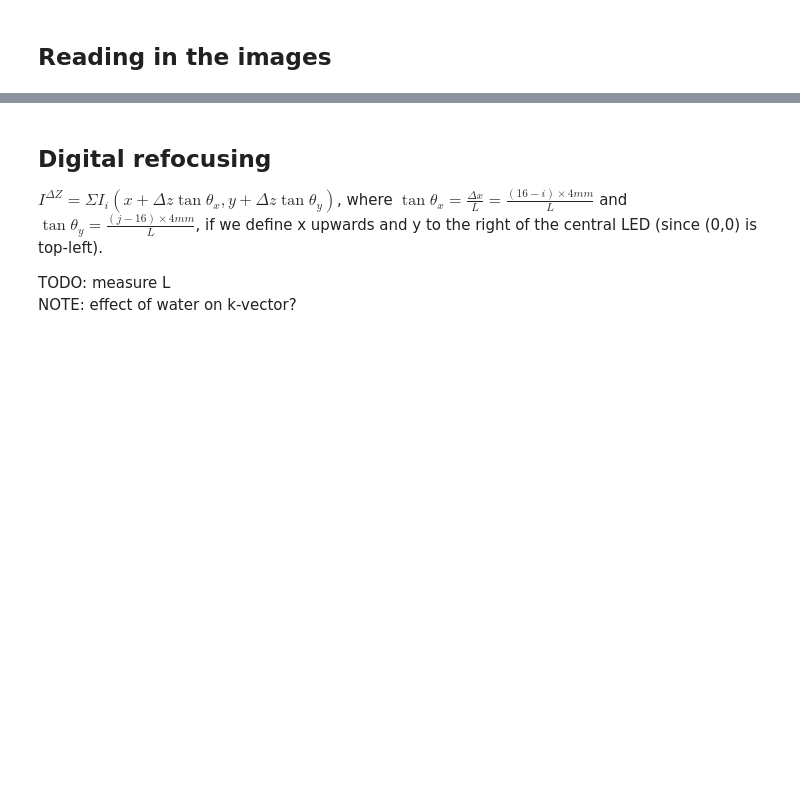
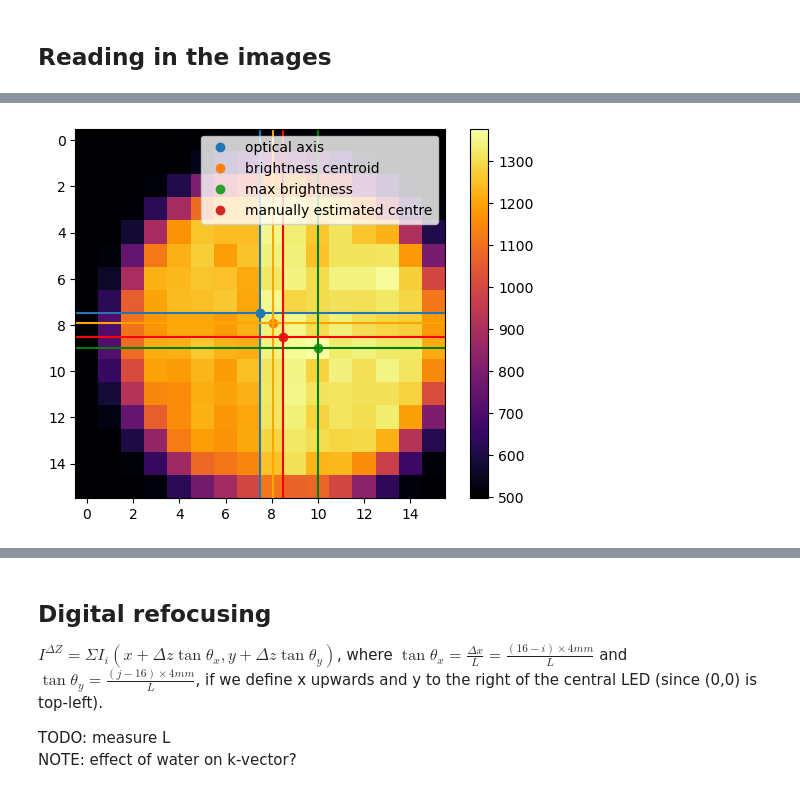
Before and after one commit to kwokkenton/optea, a Jupyter notebook: led_array/phase_contrast.ipynb, the cells around one changed output, grey strips where cells are left out. Saved outputs shown, nothing was run; the diff lists cells and outputs as text; code cells hidden in the pictures; blank space fills up the shorter version.

```diff
--- a/led_array/phase_contrast.ipynb
+++ b/led_array/phase_contrast.ipynb
@@ -51,0 +117,21 @@ print(f'Loaded {brightfield.shape[0]} bright and {darkfield.shape[0]} dark image
+# %%
+centroid = ndimage.center_of_mass(stack_average)
+max_coords = np.unravel_index(stack_average.argmax(), stack_average.shape)
+plt.imshow(stack_average, cmap='inferno')
+plt.plot(7.5, 7.5, 'o', label='optical axis')
+plt.axhline(y=7.5)
+plt.axvline(x=7.5)
+plt.plot(centroid[1], centroid[0], 'o', label='brightness centroid')
+plt.axhline(y=centroid[0], color='orange')
+plt.axvline(x=centroid[1], color='orange')
+plt.plot(max_coords[1], max_coords[0], 'o', label='max brightness')
+plt.axhline(y=max_coords[0], color='green')
+plt.axvline(x=max_coords[1], color='green')
+plt.plot(8.5, 8.5, 'o', label='manually estimated centre')
+plt.axhline(y=8.5, color='red')
+plt.axvline(x=8.5, color='red')
+plt.colorbar()
+plt.legend()
+plt.show()
+# %% [output]
+[figure, added]
```
Also changed, not shown: parts of 30 cells of this notebook, 1 other file.
